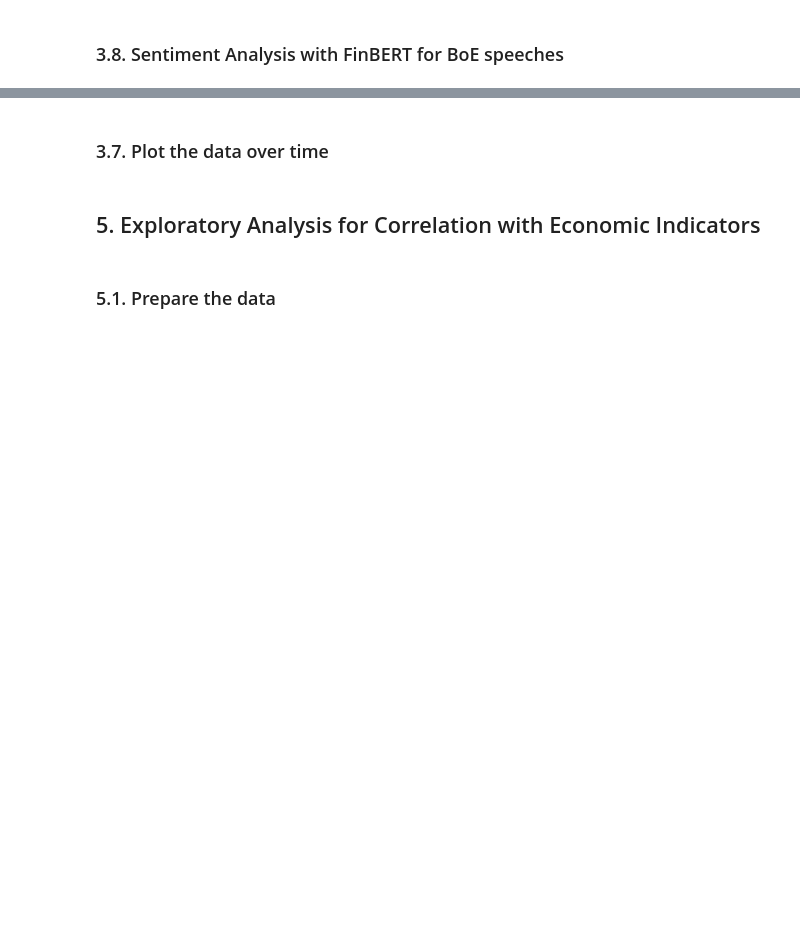
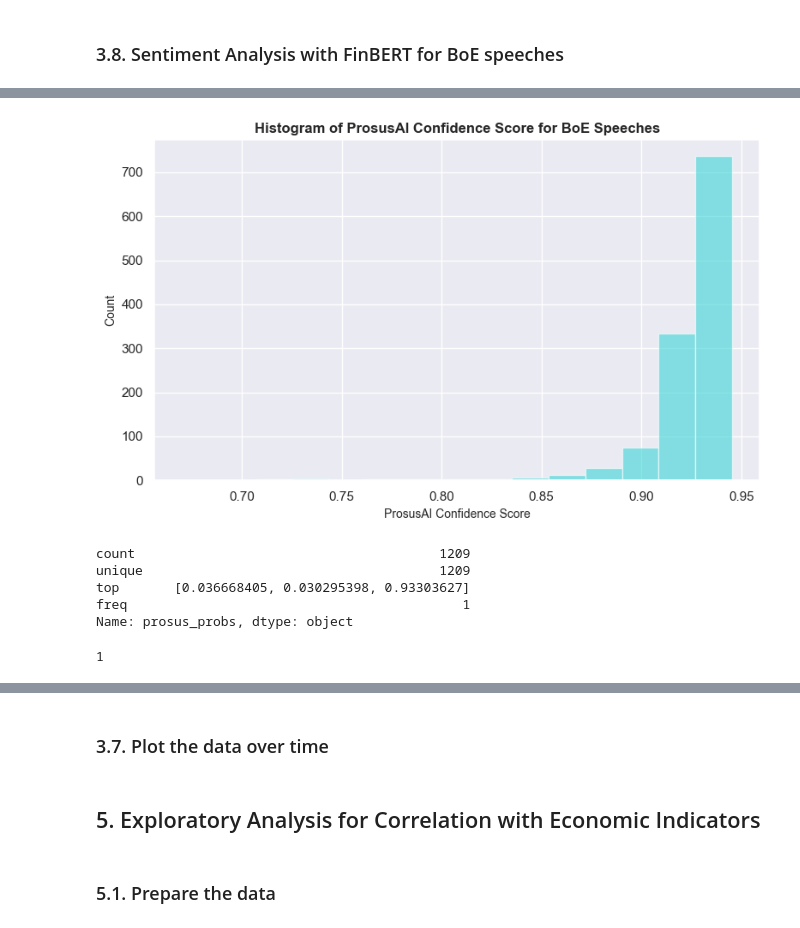
Before and after one commit to L-bot355/AnalytIQ, a Jupyter notebook: 250505_Karin_BoE_EDA.ipynb, the cells around one changed output, grey strips where cells are left out. Drawn from its saved outputs; the diff is of its cells as text; code cells hidden in the pictures; blank space fills up the shorter version.

```diff
--- a/250505_Karin_BoE_EDA.ipynb
+++ b/250505_Karin_BoE_EDA.ipynb
@@ -1686,0 +1829,25 @@ boe_speeches['sentiment_score_lm_weighted'].describe()
+# %%
+# Column that the model should be applied to
+texts = boe_speeches['text_lemmatised'].astype(str).tolist()
+
+# Specify batch size for efficiency
+batch_size = 32
+all_probs = []
+
+for i in range(0, len(texts), batch_size):
+    batch_texts = texts[i:i + batch_size]
+    batch_probs = predict_batch(batch_texts, tokenizer_prosus, model_prosus)
+    all_probs.extend(batch_probs)
+
+# Store the predicted probabilities back into your DataFrame
+boe_speeches['prosus_probs'] = all_probs
+
+# Extract top labels using the order established above
+labels = ['positive', 'negative', 'neutral']
+
+def get_top_label(probs):
+    idx = probs.argmax()
+    return labels[idx], probs.max()
+# %%
+# Extracts top predicted label and confidence scores and adds those as two new columns:
+boe_speeches[['prosus_label', 'prosus_confidence']] = boe_speeches['prosus_probs'].apply(lambda x: get_top_label(x)).apply(pd.Series)
@@ -1686,0 +1865,35 @@ boe_speeches['sentiment_score_lm_weighted'].describe()
+# %%
+# Plot a histogram of the confidence score for BoE speeches
+# Set the number of bins.
+num_bins = 15
+
+# Set the plot area.
+plt.figure(figsize=(8,5))
+
+# Define the plot.
+n, bins, patches = plt.hist(boe_speeches['prosus_confidence'], num_bins, facecolor='#3bd5d7', alpha=0.6)
+
+# Set the labels.
+plt.xlabel('ProsusAI Confidence Score', fontsize=10)
+plt.ylabel('Count', fontsize=10)
+plt.title('Histogram of ProsusAI Confidence Score for BoE Speeches', fontsize=12, fontweight='bold')
+
+# Display the chart.
+plt.tight_layout()
+plt.show()
+# %% [output]
+[figure, added]
+# %%
+# View the weighted Sentiment scores.
+boe_speeches['prosus_probs'].describe()
+# %% [output]
+count                                       1209
+unique                                      1209
+top       [0.036668405, 0.030295398, 0.93303627]
+freq                                           1
+Name: prosus_probs, dtype: object
+# %%
+# View the weighted Sentiment scores.
+boe_speeches['prosus_label'].nunique()
+# %% [output]
+1
```
Also changed, not shown: parts of 38 cells of this notebook, 3 other files.
